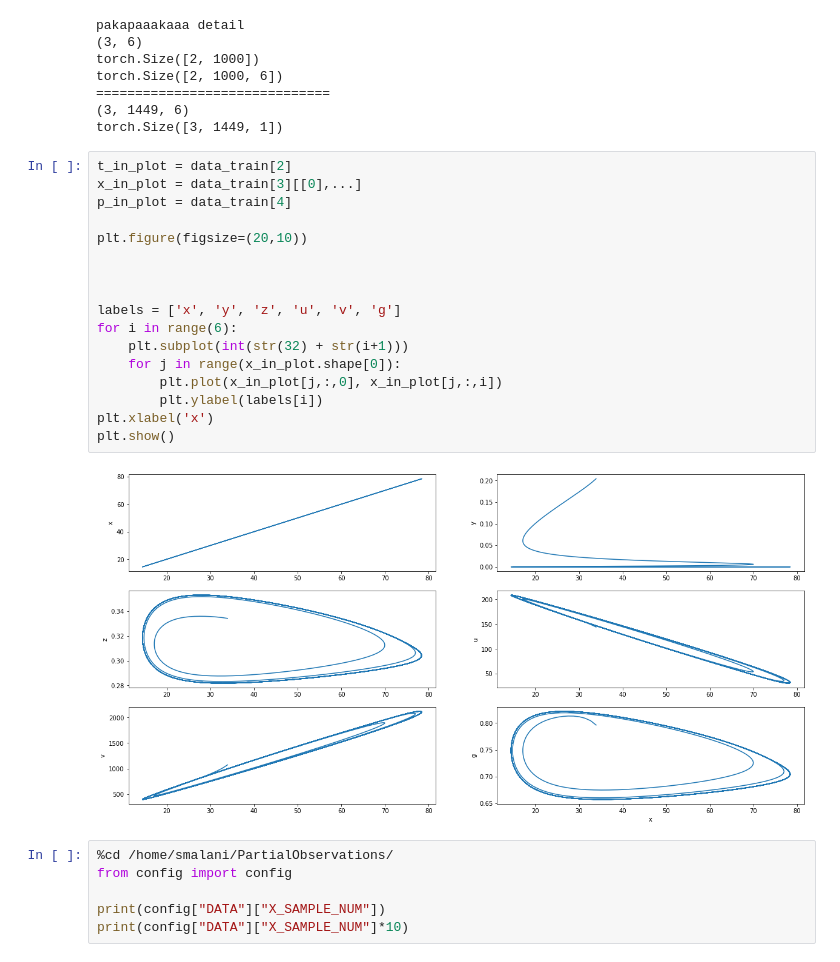
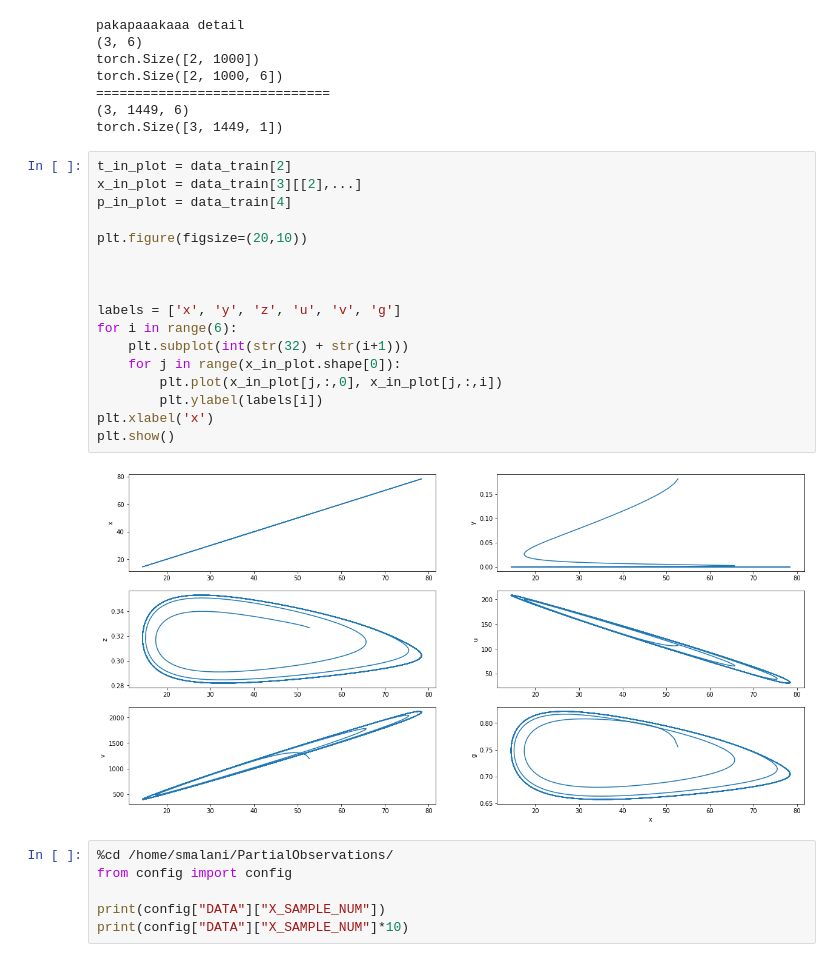
Before and after one commit to saurabhmalani1994/PartialObservations, a Jupyter notebook: Untitled.ipynb, the cells around one changed output. Saved outputs shown, nothing was run; the diff lists cells and outputs as text.

```diff
--- a/Untitled.ipynb
+++ b/Untitled.ipynb
@@ -558,23 +566,23 @@ torch.Size([2, 1000, 6])
 torch.Size([3, 1449, 1])
 # %%
 t_in_plot = data_train[2]
-x_in_plot = data_train[3][[0],...]
+x_in_plot = data_train[3][[2],...]
 p_in_plot = data_train[4]
 
 plt.figure(figsize=(20,10))
 
 
 
 labels = ['x', 'y', 'z', 'u', 'v', 'g']
 for i in range(6):
     plt.subplot(int(str(32) + str(i+1)))
     for j in range(x_in_plot.shape[0]):
         plt.plot(x_in_plot[j,:,0], x_in_plot[j,:,i])
         plt.ylabel(labels[i])
 plt.xlabel('x')
 plt.show()
 # %% [output]
-[figure, old version]
+[figure, new version]
 # %%
 %cd /home/smalani/PartialObservations/
 from config import config
```
Also changed, not shown: parts of 12 cells of this notebook, 8 other files.
